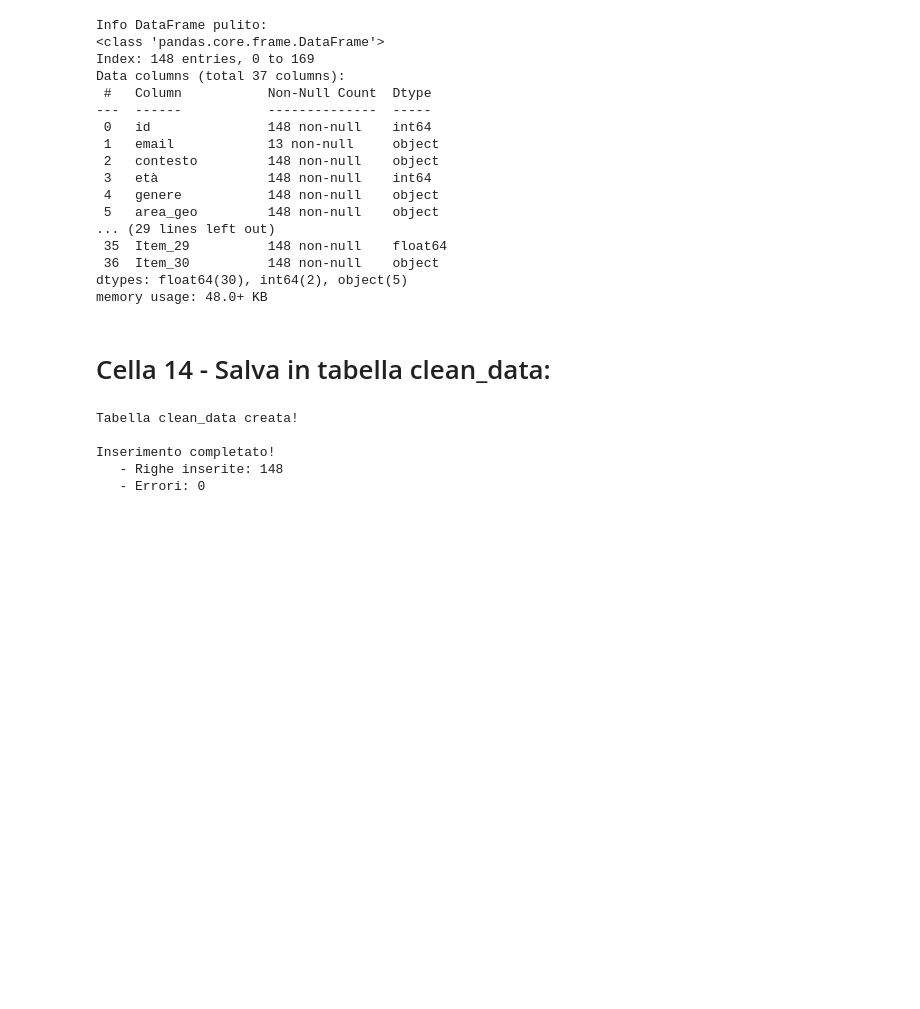
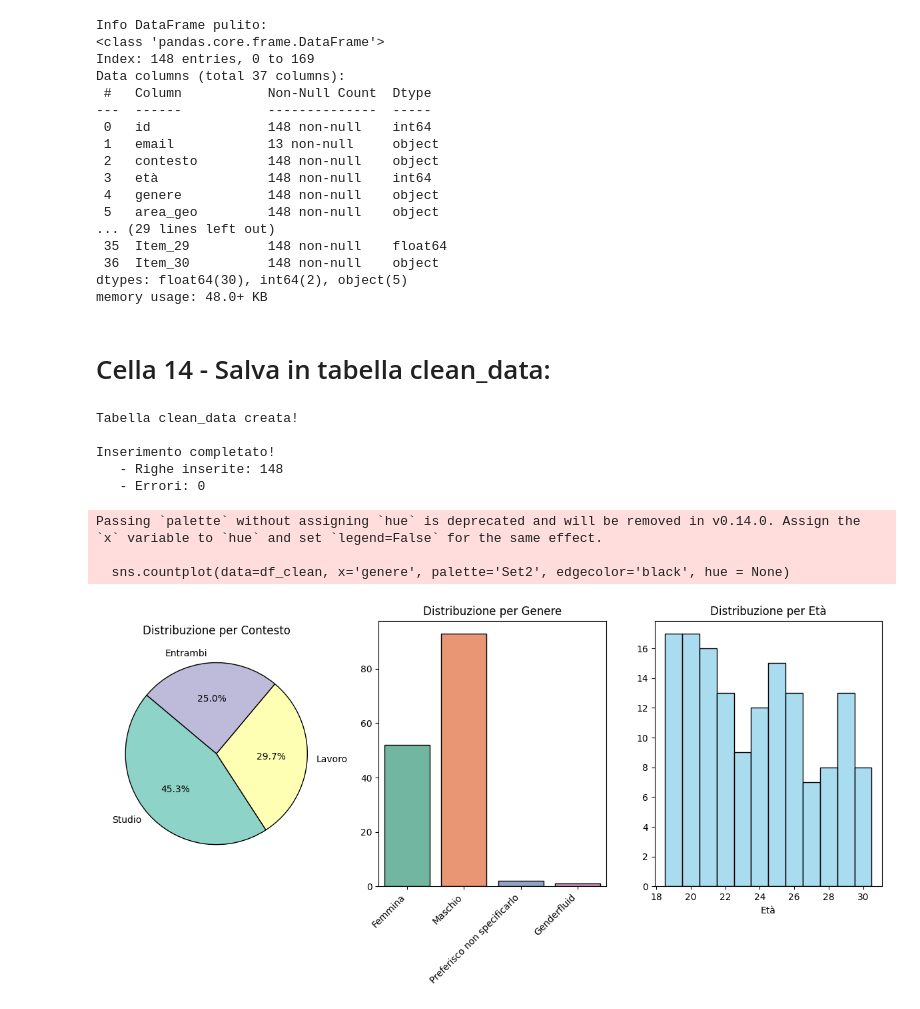
Before and after one commit to gaiacassinelli1/Project-Work, a Jupyter notebook: notebook/pulizia.ipynb, the cells around one changed output. Saved outputs shown, nothing was run; the diff lists cells and outputs as text; code cells hidden in the pictures; blank space fills up the shorter version.

```diff
--- a/notebook/pulizia.ipynb
+++ b/notebook/pulizia.ipynb
@@ -599,3 +599,33 @@ Tabella clean_data creata!
 Inserimento completato!
    - Righe inserite: 148
    - Errori: 0
+# %%
+# subplot per contesto, per genere e per età
+import matplotlib.pyplot as plt
+import seaborn as sns
+
+plt.figure(figsize=(12, 6))
+subplot1 = plt.subplot(1, 3, 1)
+plt.pie(df_clean['contesto'].value_counts(), labels=df_clean['contesto'].value_counts().index, autopct='%1.1f%%', colors=sns.color_palette('Set3'), startangle=140, wedgeprops={'edgecolor': 'black'})
+plt.title('Distribuzione per Contesto')
+subplot2 = plt.subplot(1, 3, 2)
+sns.countplot(data=df_clean, x='genere', palette='Set2', edgecolor='black', hue = None)
+plt.title('Distribuzione per Genere')
+plt.xlabel('')
+plt.ylabel('')
+plt.xticks(rotation=45, ha='right', fontsize=10)
+subplot3 = plt.subplot(1, 3, 3)
+sns.histplot(data=df_clean, x='età', bins=range(19, 32), kde=False, color='skyblue', edgecolor='black', alpha=0.7, stat='count', discrete=True, hue=None)
+plt.title('Distribuzione per Età')
+plt.xlabel('Età')
+plt.ylabel('')
+plt.tight_layout()
+
+# salvataggio immagine
+plt.savefig('../images/distribuzioni.png', dpi=130, bbox_inches='tight')
+plt.show()
+# %% [output]
+Passing `palette` without assigning `hue` is deprecated and will be removed in v0.14.0. Assign the `x` variable to `hue` and set `legend=False` for the same effect.
+
+  sns.countplot(data=df_clean, x='genere', palette='Set2', edgecolor='black', hue = None)
+[figure, added]
```
Also changed, not shown: 6 other files.
